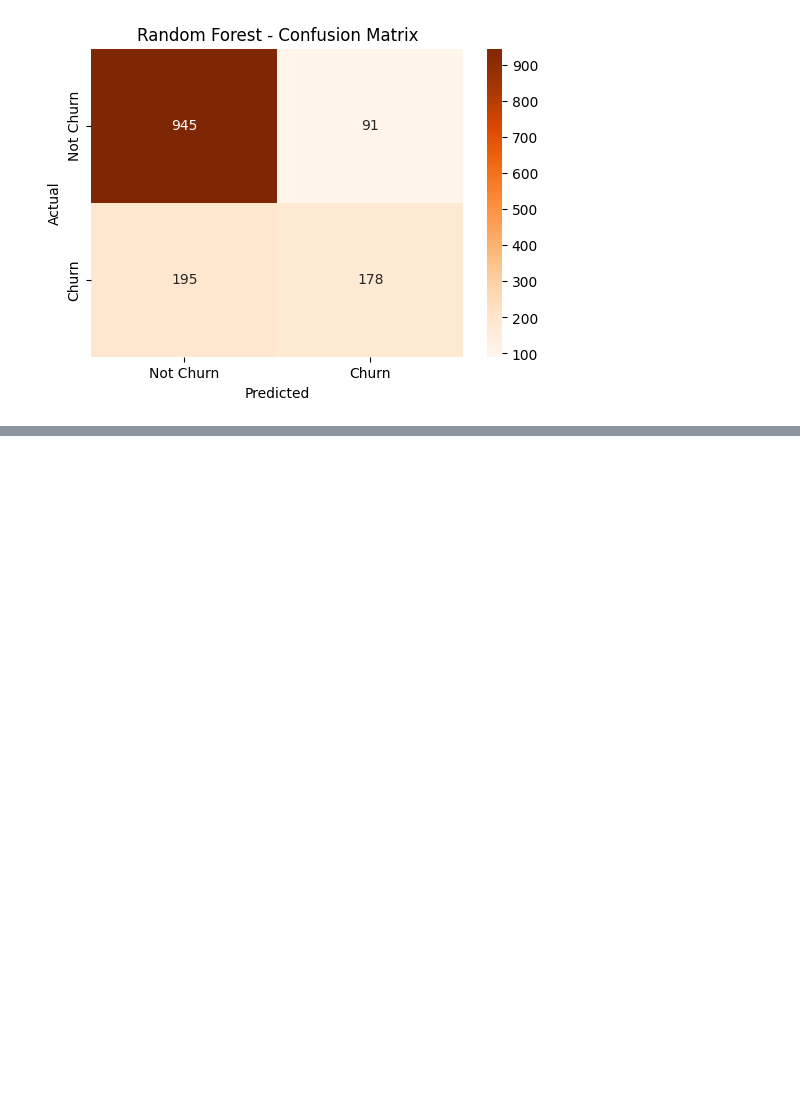
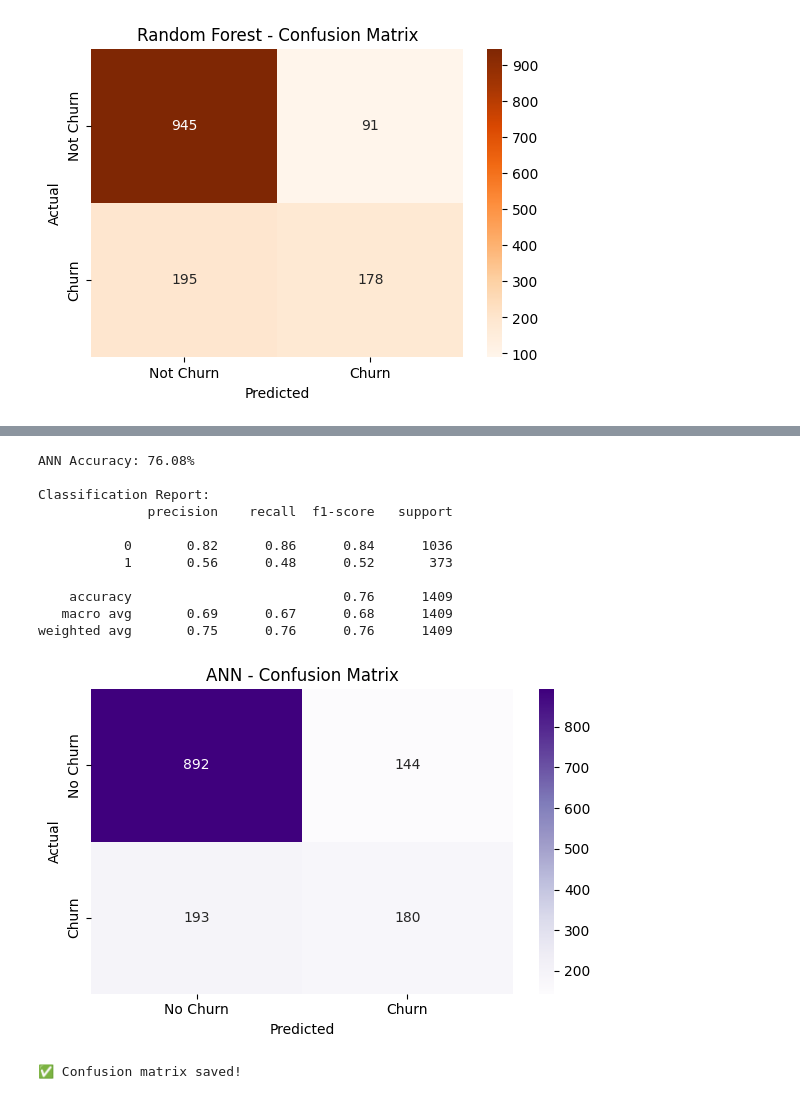
Before and after one commit to abarnamurugan-commits/customer-churn-prediction, a Jupyter notebook: notebooks/churn_analysis.ipynb, the cells around one changed output, grey strips where cells are left out. Drawn from its saved outputs; the diff is of its cells as text; code cells hidden in the pictures; blank space fills up the shorter version.

```diff
--- a/notebooks/churn_analysis.ipynb
+++ b/notebooks/churn_analysis.ipynb
@@ -251,0 +396,54 @@ F1-Score : 0.5545
+# %%
+# ============================================================
+# ANN - Artificial Neural Network
+# ============================================================
+
+from sklearn.neural_network import MLPClassifier
+from sklearn.metrics import accuracy_score, classification_report, confusion_matrix
+import matplotlib.pyplot as plt
+import seaborn as sns
+
+# --- Train the model ---
+ann_model = MLPClassifier(hidden_layer_sizes=(64, 32),
+                           activation='relu',
+                           max_iter=300,
+                           random_state=42)
+ann_model.fit(X_train, y_train)
+
+# --- Predict ---
+y_pred_ann = ann_model.predict(X_test)
+
+# --- Accuracy & Report ---
+ann_accuracy = accuracy_score(y_test, y_pred_ann)
+print(f"ANN Accuracy: {ann_accuracy * 100:.2f}%")
+print("\nClassification Report:")
+print(classification_report(y_test, y_pred_ann))
+
+# --- Confusion Matrix ---
+cm_ann = confusion_matrix(y_test, y_pred_ann)
+
+plt.figure(figsize=(6, 4))
+sns.heatmap(cm_ann, annot=True, fmt='d', cmap='Purples',
+            xticklabels=['No Churn', 'Churn'],
+            yticklabels=['No Churn', 'Churn'])
+plt.title('ANN - Confusion Matrix')
+plt.xlabel('Predicted')
+plt.ylabel('Actual')
+plt.tight_layout()
+plt.savefig('outputs/ann_confusion_matrix.png', dpi=150)
+plt.show()
+print("✅ Confusion matrix saved!")
+# %% [output]
+ANN Accuracy: 76.08%
+
+Classification Report:
+              precision    recall  f1-score   support
+
+           0       0.82      0.86      0.84      1036
+           1       0.56      0.48      0.52       373
+
+    accuracy                           0.76      1409
+   macro avg       0.69      0.67      0.68      1409
+weighted avg       0.75      0.76      0.76      1409
+[figure, added]
+✅ Confusion matrix saved!
```
Also changed, not shown: parts of 11 cells of this notebook.
